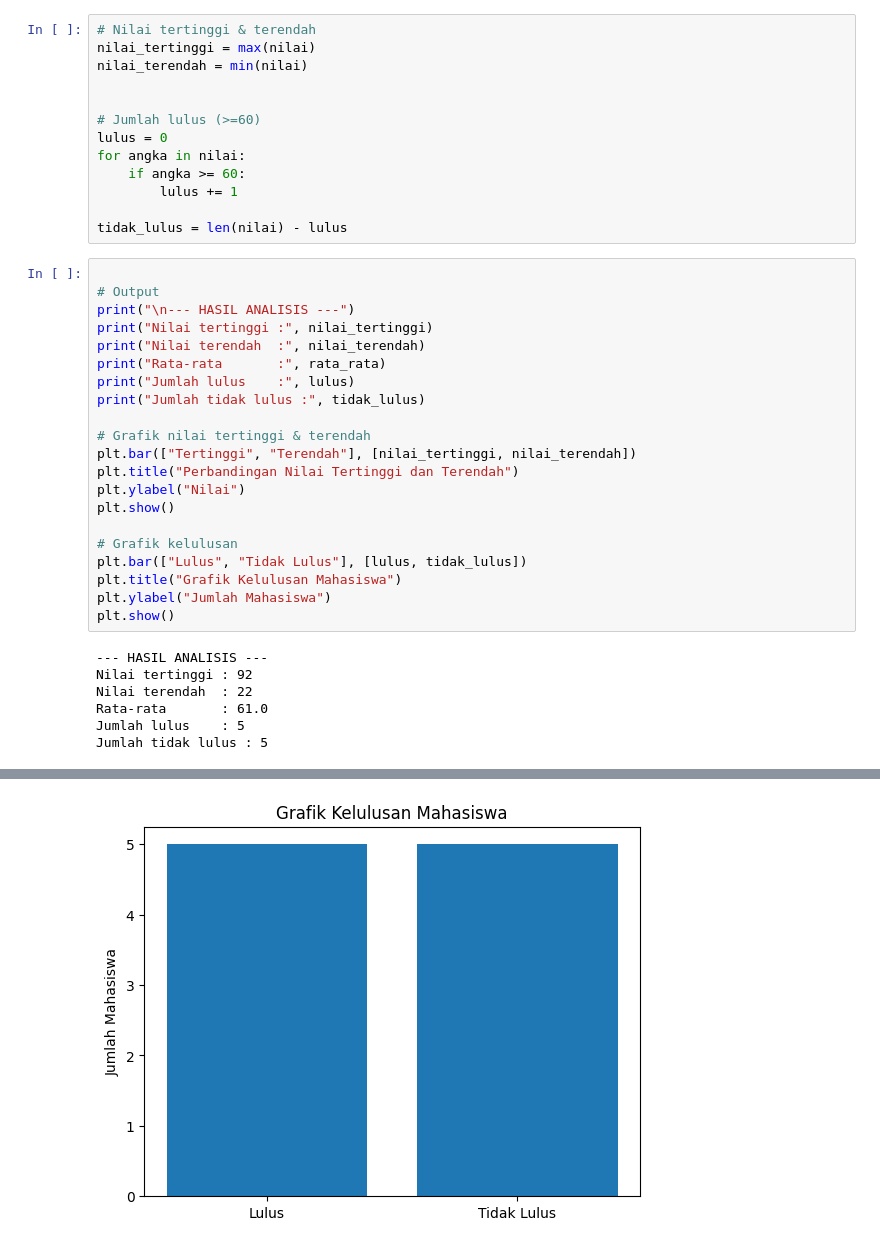
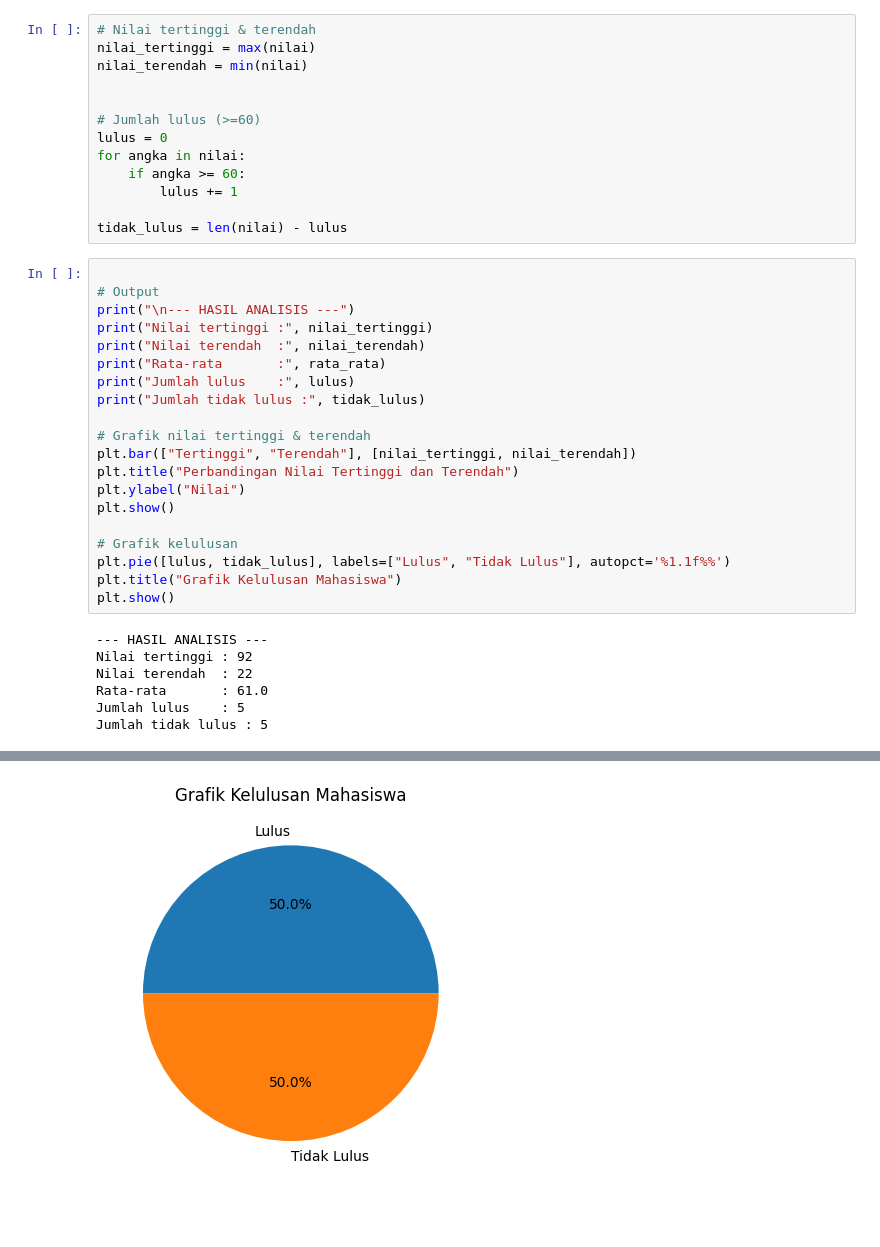
Before and after one commit to ChokiaIsPuja/01-array, a Jupyter notebook: soal1.ipynb, the cells around one changed output, grey strips where cells are left out. Drawn from its saved outputs; the diff is of its cells as text; blank space fills up the shorter version.

```diff
--- a/soal1.ipynb
+++ b/soal1.ipynb
@@ -36,30 +36,29 @@ tidak_lulus = len(nilai) - lulus
 # %%
 
 # Output
 print("\n--- HASIL ANALISIS ---")
 print("Nilai tertinggi :", nilai_tertinggi)
 print("Nilai terendah  :", nilai_terendah)
 print("Rata-rata       :", rata_rata)
 print("Jumlah lulus    :", lulus)
 print("Jumlah tidak lulus :", tidak_lulus)
 
 # Grafik nilai tertinggi & terendah
 plt.bar(["Tertinggi", "Terendah"], [nilai_tertinggi, nilai_terendah])
 plt.title("Perbandingan Nilai Tertinggi dan Terendah")
 plt.ylabel("Nilai")
 plt.show()
 
 # Grafik kelulusan
-plt.bar(["Lulus", "Tidak Lulus"], [lulus, tidak_lulus])
+plt.pie([lulus, tidak_lulus], labels=["Lulus", "Tidak Lulus"], autopct='%1.1f%%')
 plt.title("Grafik Kelulusan Mahasiswa")
-plt.ylabel("Jumlah Mahasiswa")
 plt.show()
 # %% [output]
 --- HASIL ANALISIS ---
 Nilai tertinggi : 92
 Nilai terendah  : 22
 Rata-rata       : 61.0
 Jumlah lulus    : 5
 Jumlah tidak lulus : 5
 [figure]
-[figure, old version]
+[figure, new version]
```
